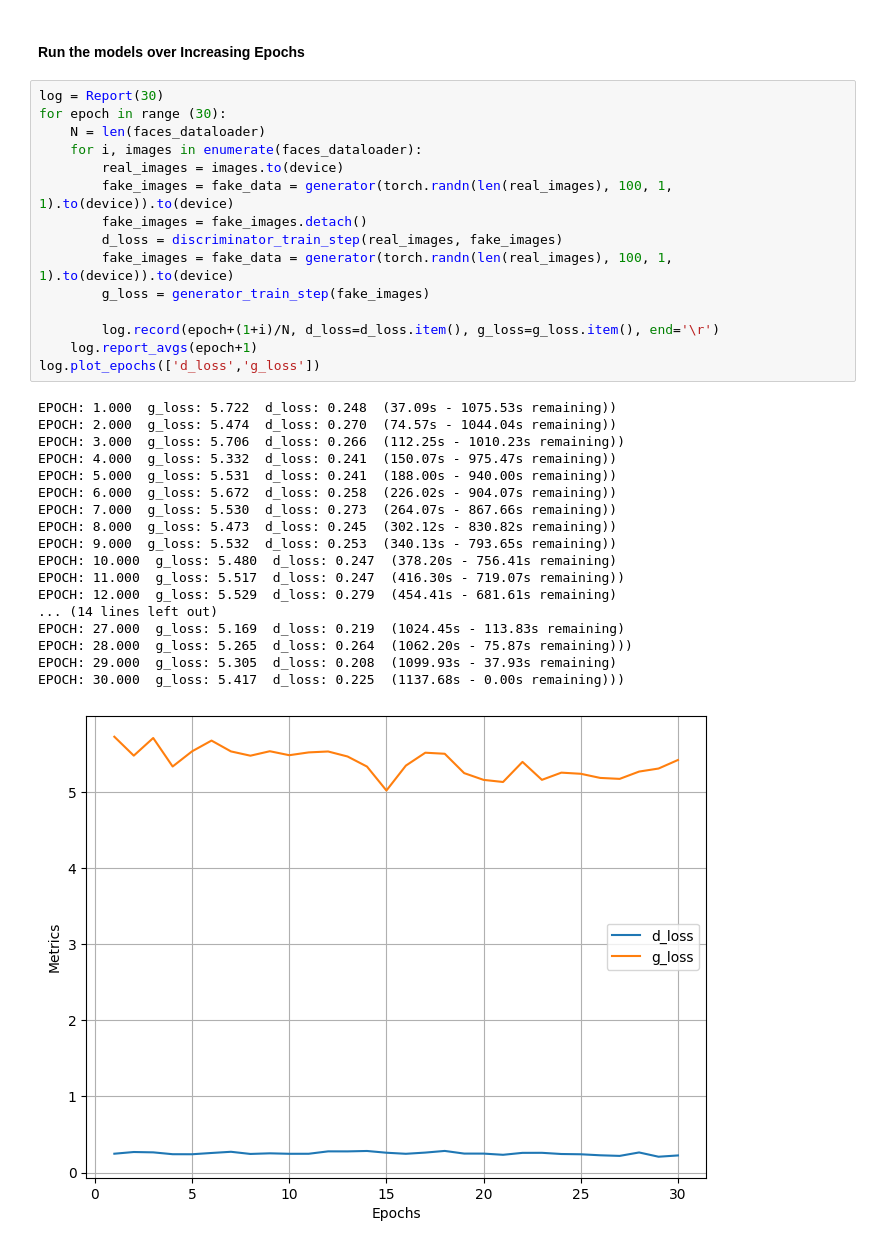
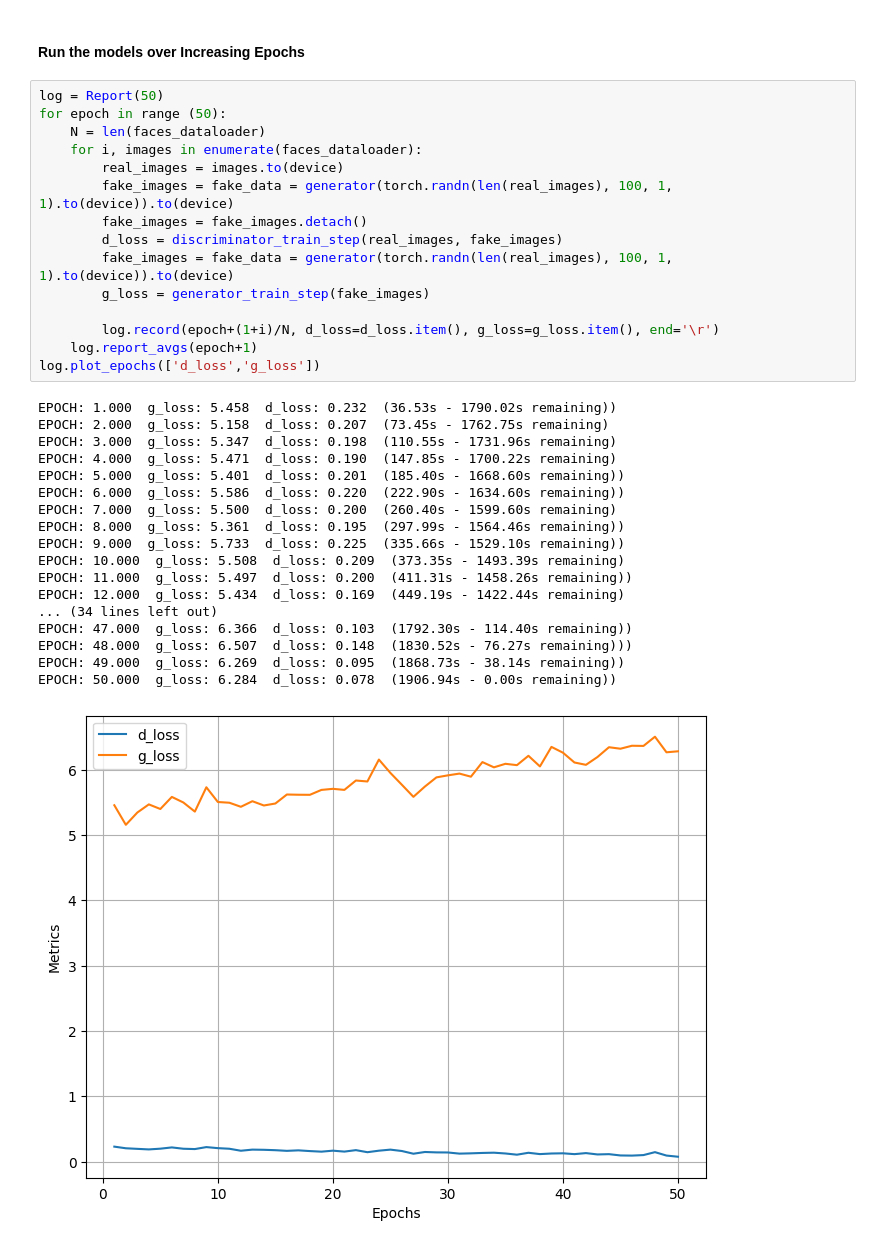
Before and after one commit to MuhammedM294/PyTorch4CV, a Jupyter notebook: GANs/Face_Generation_GAN.ipynb, the cells around one changed output. Cells and saved outputs as stored; diff of their text form.

```diff
--- a/GANs/Face_Generation_GAN.ipynb
+++ b/GANs/Face_Generation_GAN.ipynb
@@ -197,36 +197,36 @@ def generator_train_step(fake_images):
 # %% [markdown]
 #### Run the models over Increasing Epochs
 # %%
-log = Report(30)
-for epoch in range (30):
+log = Report(50)
+for epoch in range (50):
     N = len(faces_dataloader)
     for i, images in enumerate(faces_dataloader):
         real_images = images.to(device)
         fake_images = fake_data = generator(torch.randn(len(real_images), 100, 1, 1).to(device)).to(device)
         fake_images = fake_images.detach()
         d_loss = discriminator_train_step(real_images, fake_images)
         fake_images = fake_data = generator(torch.randn(len(real_images), 100, 1, 1).to(device)).to(device)
         g_loss = generator_train_step(fake_images)
 
         log.record(epoch+(1+i)/N, d_loss=d_loss.item(), g_loss=g_loss.item(), end='\r')
     log.report_avgs(epoch+1)
 log.plot_epochs(['d_loss','g_loss'])
 # %% [output]
-EPOCH: 1.000  g_loss: 5.722  d_loss: 0.248  (37.09s - 1075.53s remaining))
-EPOCH: 2.000  g_loss: 5.474  d_loss: 0.270  (74.57s - 1044.04s remaining))
-EPOCH: 3.000  g_loss: 5.706  d_loss: 0.266  (112.25s - 1010.23s remaining))
-EPOCH: 4.000  g_loss: 5.332  d_loss: 0.241  (150.07s - 975.47s remaining))
-EPOCH: 5.000  g_loss: 5.531  d_loss: 0.241  (188.00s - 940.00s remaining))
-EPOCH: 6.000  g_loss: 5.672  d_loss: 0.258  (226.02s - 904.07s remaining))
-EPOCH: 7.000  g_loss: 5.530  d_loss: 0.273  (264.07s - 867.66s remaining))
-EPOCH: 8.000  g_loss: 5.473  d_loss: 0.245  (302.12s - 830.82s remaining))
-EPOCH: 9.000  g_loss: 5.532  d_loss: 0.253  (340.13s - 793.65s remaining))
-EPOCH: 10.000  g_loss: 5.480  d_loss: 0.247  (378.20s - 756.41s remaining)
-EPOCH: 11.000  g_loss: 5.517  d_loss: 0.247  (416.30s - 719.07s remaining))
-EPOCH: 12.000  g_loss: 5.529  d_loss: 0.279  (454.41s - 681.61s remaining)
-... (14 lines left out)
-EPOCH: 27.000  g_loss: 5.169  d_loss: 0.219  (1024.45s - 113.83s remaining)
-EPOCH: 28.000  g_loss: 5.265  d_loss: 0.264  (1062.20s - 75.87s remaining)))
-EPOCH: 29.000  g_loss: 5.305  d_loss: 0.208  (1099.93s - 37.93s remaining)
-EPOCH: 30.000  g_loss: 5.417  d_loss: 0.225  (1137.68s - 0.00s remaining)))
+EPOCH: 1.000  g_loss: 5.458  d_loss: 0.232  (36.53s - 1790.02s remaining))
+EPOCH: 2.000  g_loss: 5.158  d_loss: 0.207  (73.45s - 1762.75s remaining)
+EPOCH: 3.000  g_loss: 5.347  d_loss: 0.198  (110.55s - 1731.96s remaining)
+EPOCH: 4.000  g_loss: 5.471  d_loss: 0.190  (147.85s - 1700.22s remaining)
+EPOCH: 5.000  g_loss: 5.401  d_loss: 0.201  (185.40s - 1668.60s remaining))
+EPOCH: 6.000  g_loss: 5.586  d_loss: 0.220  (222.90s - 1634.60s remaining))
+EPOCH: 7.000  g_loss: 5.500  d_loss: 0.200  (260.40s - 1599.60s remaining)
+EPOCH: 8.000  g_loss: 5.361  d_loss: 0.195  (297.99s - 1564.46s remaining))
+EPOCH: 9.000  g_loss: 5.733  d_loss: 0.225  (335.66s - 1529.10s remaining))
+EPOCH: 10.000  g_loss: 5.508  d_loss: 0.209  (373.35s - 1493.39s remaining)
+EPOCH: 11.000  g_loss: 5.497  d_loss: 0.200  (411.31s - 1458.26s remaining))
+EPOCH: 12.000  g_loss: 5.434  d_loss: 0.169  (449.19s - 1422.44s remaining)
+... (34 lines left out)
+EPOCH: 47.000  g_loss: 6.366  d_loss: 0.103  (1792.30s - 114.40s remaining))
+EPOCH: 48.000  g_loss: 6.507  d_loss: 0.148  (1830.52s - 76.27s remaining)))
+EPOCH: 49.000  g_loss: 6.269  d_loss: 0.095  (1868.73s - 38.14s remaining))
+EPOCH: 50.000  g_loss: 6.284  d_loss: 0.078  (1906.94s - 0.00s remaining))
-[figure, old version]
+[figure, new version]
```
Also changed, not shown: parts of 2 cells of this notebook.
